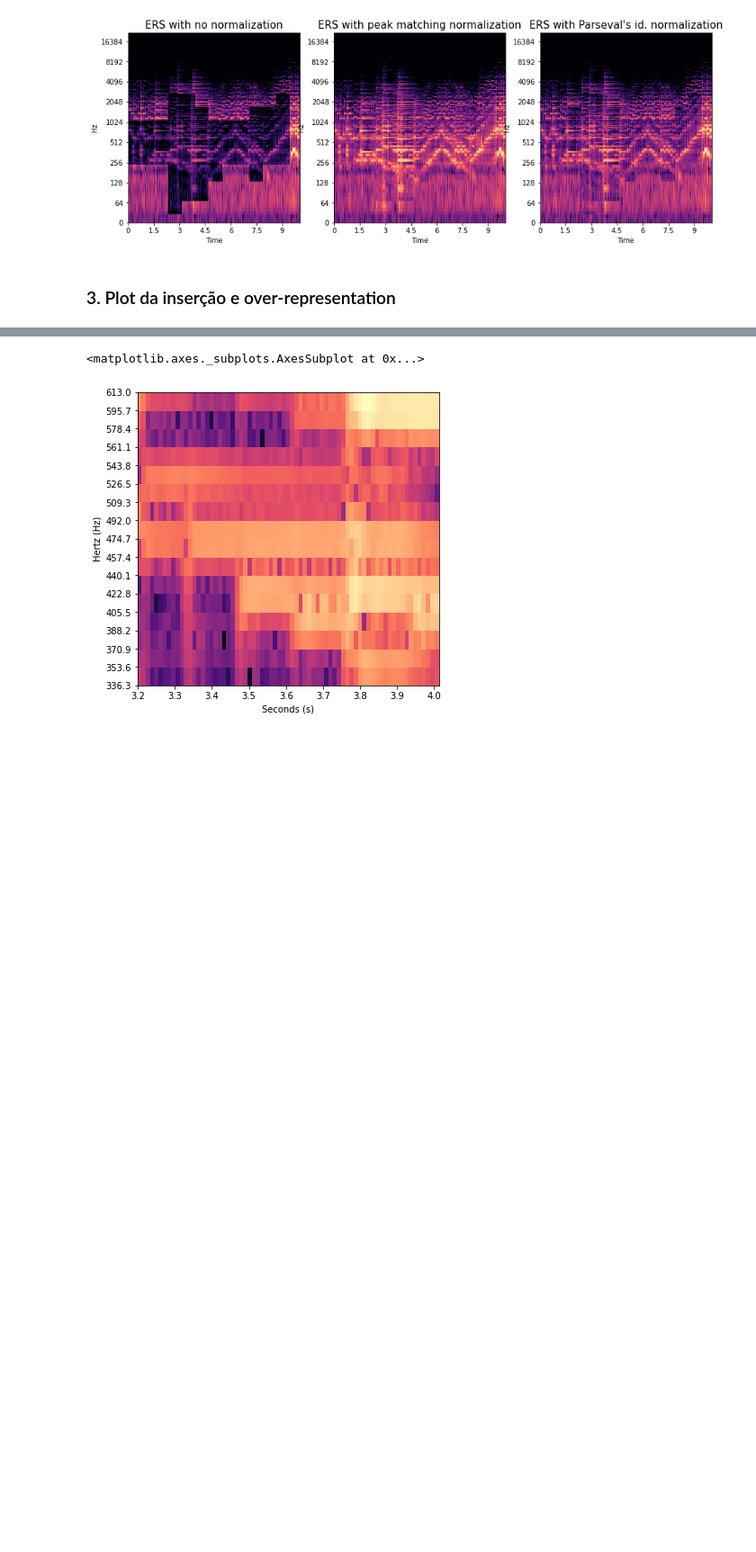
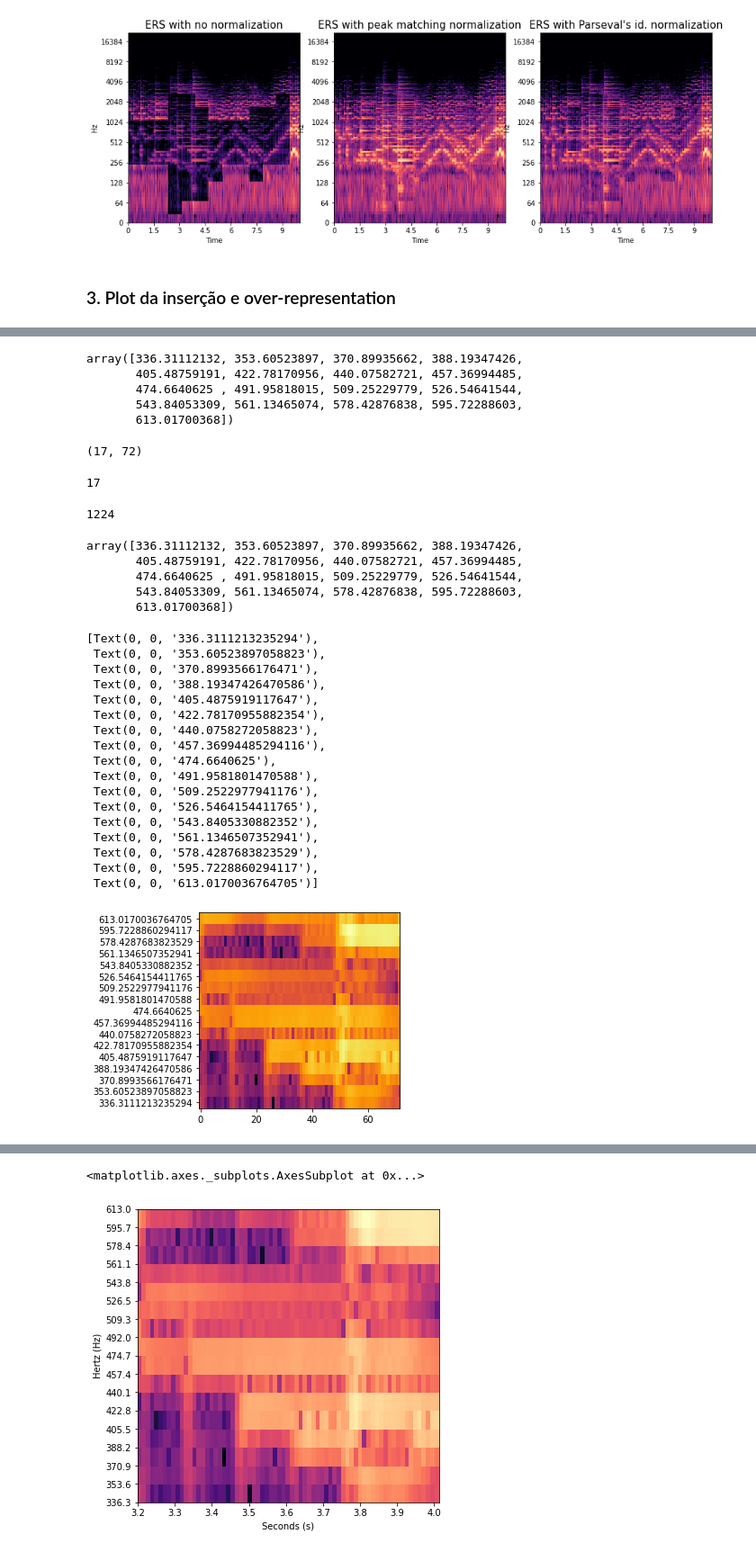
Before and after one commit to nicolasfigueiredo/integration, a Jupyter notebook: notebooks/plots-monografia.ipynb, the cells around one changed output, grey strips where cells are left out. Shown at 90% size. Cells and saved outputs as stored; diff of their text form; code cells hidden in the pictures; blank space fills up the shorter version.

```diff
--- a/notebooks/plots-monografia.ipynb
+++ b/notebooks/plots-monografia.ipynb
@@ -430,2 +431,54 @@ _, y_axis = stft_zoom.get_axes_values(sr, 0, time_span, spec.shape)
+# %%
+y_axis
+# %% [output]
+array([336.31112132, 353.60523897, 370.89935662, 388.19347426,
+       405.48759191, 422.78170956, 440.07582721, 457.36994485,
+       474.6640625 , 491.95818015, 509.25229779, 526.54641544,
+       543.84053309, 561.13465074, 578.42876838, 595.72288603,
+       613.01700368])
+# %%
+spec_zoom.shape
+# %% [output]
+(17, 72)
+# %%
+len(y_axis)
+# %% [output]
+17
+# %%
+17*72
+# %% [output]
+1224
+# %%
+y_axis
+# %% [output]
+array([336.31112132, 353.60523897, 370.89935662, 388.19347426,
+       405.48759191, 422.78170956, 440.07582721, 457.36994485,
+       474.6640625 , 491.95818015, 509.25229779, 526.54641544,
+       543.84053309, 561.13465074, 578.42876838, 595.72288603,
+       613.01700368])
+# %%
+plt.figure(figsize=[4,4])
+plt.imshow(librosa.amplitude_to_db(spec_zoom, ref=np.max), aspect='auto', cmap='inferno', origin='lower')
+plt.gca().set_yticks(range(len(y_axis)))
+plt.gca().set_yticklabels(y_axis)
+# %% [output]
+[Text(0, 0, '336.3111213235294'),
+ Text(0, 0, '353.60523897058823'),
+ Text(0, 0, '370.8993566176471'),
+ Text(0, 0, '388.19347426470586'),
+ Text(0, 0, '405.4875919117647'),
+ Text(0, 0, '422.78170955882354'),
+ Text(0, 0, '440.0758272058823'),
+ Text(0, 0, '457.36994485294116'),
+ Text(0, 0, '474.6640625'),
+ Text(0, 0, '491.9581801470588'),
+ Text(0, 0, '509.2522977941176'),
+ Text(0, 0, '526.5464154411765'),
+ Text(0, 0, '543.8405330882352'),
+ Text(0, 0, '561.1346507352941'),
+ Text(0, 0, '578.4287683823529'),
+ Text(0, 0, '595.7228860294117'),
+ Text(0, 0, '613.0170036764705')]
+[figure, added]
 # %%
 plt.figure(figsize=[6,6])
```
Also changed, not shown: parts of 17 cells of this notebook, 12 other files.
